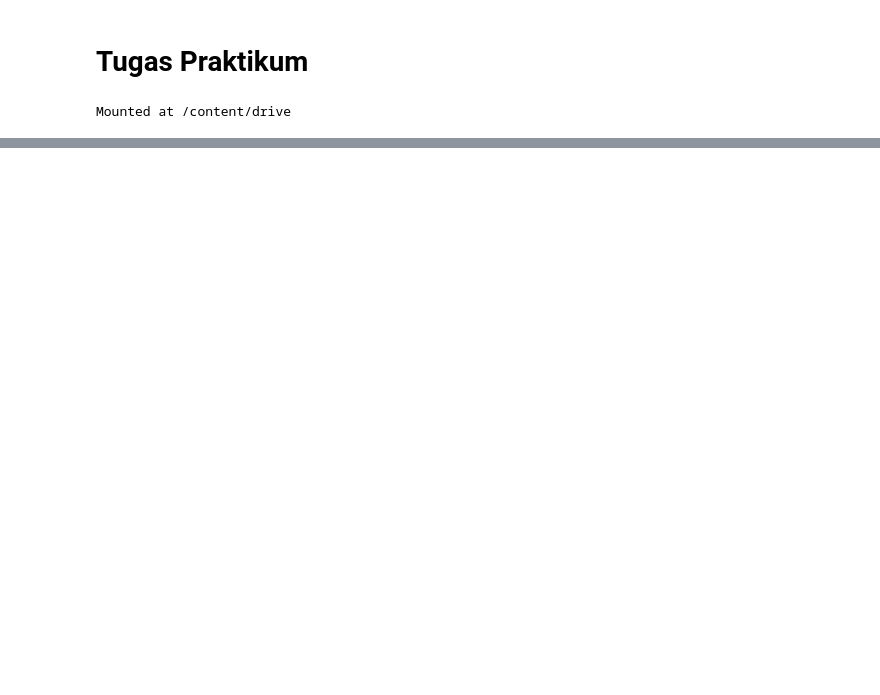
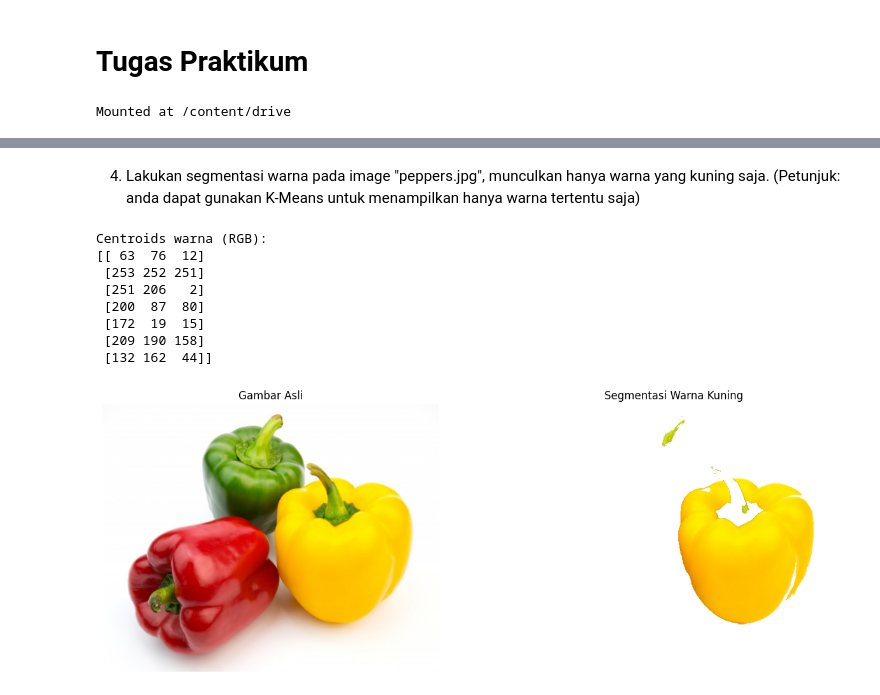
Before and after one commit to MuhammadKhairunnasNurdin/PCVK_2024, a Jupyter notebook: Week_9.ipynb, the cells around one changed output, grey strips where cells are left out. Drawn from its saved outputs; the diff is of its cells as text; code cells hidden in the pictures; blank space fills up the shorter version.

```diff
--- a/Week_9.ipynb
+++ b/Week_9.ipynb
@@ -631,0 +160,61 @@ process_ktp_image(image_path)
+# %% [markdown]
+4. Lakukan segmentasi warna pada image "peppers.jpg", munculkan hanya warna yang
+kuning saja. (Petunjuk: anda dapat gunakan K-Means untuk menampilkan hanya
+warna tertentu saja)
+# %%
+from sklearn.cluster import KMeans
+
+# Membaca gambar
+image = cv2.imread('/content/drive/MyDrive/PCVK_MM/Images/Images/peppers.jpg')
+image_rgb = cv2.cvtColor(image, cv2.COLOR_BGR2RGB)
+
+# Mengubah gambar menjadi array 2D (fitur warna)
+pixels = image_rgb.reshape((-1, 3))
+
+# Menggunakan K-Means untuk mengelompokkan warna
+k = 7  # Jumlah cluster yang diinginkan
+kmeans = KMeans(n_clusters=k, random_state=42)
+kmeans.fit(pixels)
+
+# Mendapatkan label dan warna centroids
+labels = kmeans.labels_
+centroids = kmeans.cluster_centers_.astype(int)
+
+# Menampilkan centroids untuk melihat warna yang ditemukan
+print("Centroids warna (RGB):")
+print(centroids)
+
+# Menentukan cluster untuk warna kuning (dengan asumsi centroids diinterpretasikan)
+# Cluster yang paling mirip dengan warna kuning (contoh RGB: [255, 255, 0])
+target_cluster = np.argmin(np.sum(np.abs(centroids - [255, 255, 0]), axis=1))
+
+# Membuat mask untuk menampilkan hanya warna kuning
+mask = (labels == target_cluster)
+segmented_image = np.ones_like(pixels) * 255
+segmented_image[mask] = pixels[mask]
+
+# Mengembalikan array ke bentuk asli gambar
+segmented_image = segmented_image.reshape(image_rgb.shape)
+
+# Menampilkan gambar asli dan hasil segmentasi
+plt.figure(figsize=(15, 7))
+plt.subplot(1, 2, 1)
+plt.imshow(image_rgb)
+plt.title('Gambar Asli')
+plt.axis('off')
+
+plt.subplot(1, 2, 2)
+plt.imshow(segmented_image)
+plt.title('Segmentasi Warna Kuning')
+plt.axis('off')
+plt.show()
+# %% [output]
+Centroids warna (RGB):
+[[ 63  76  12]
+ [253 252 251]
+ [251 206   2]
+ [200  87  80]
+ [172  19  15]
+ [209 190 158]
+ [132 162  44]]
+[figure, added]
```
Also changed, not shown: parts of 49 cells of this notebook.
